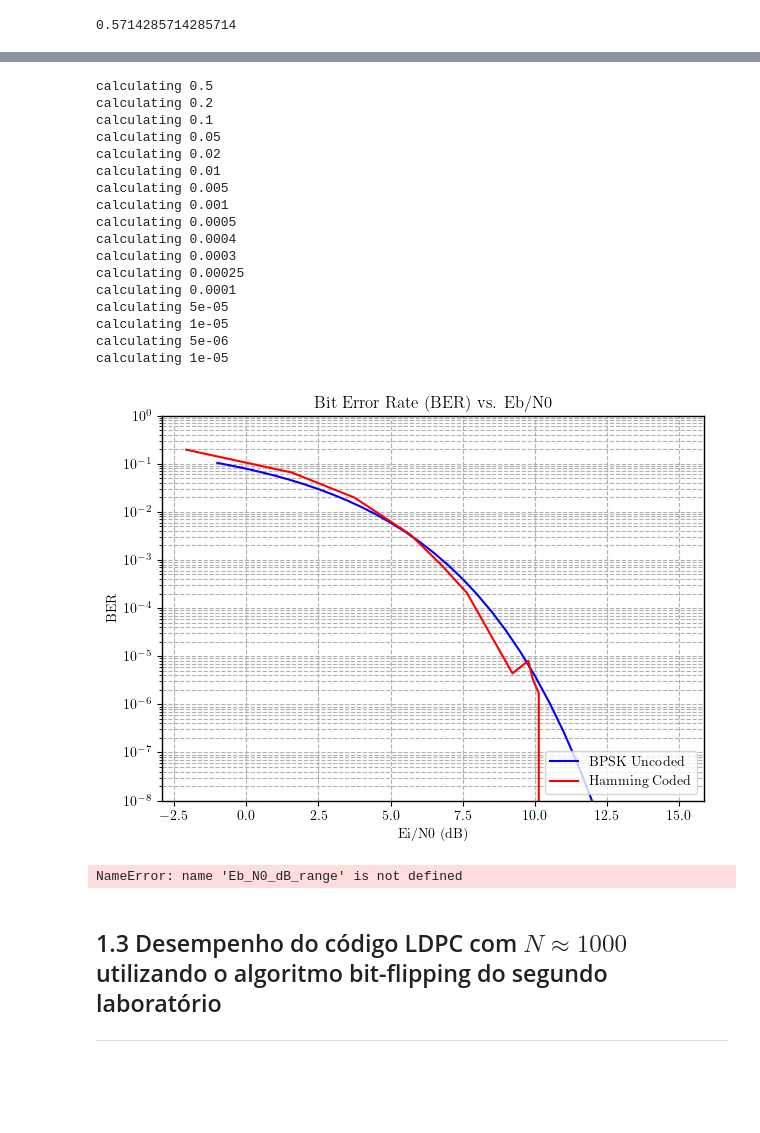
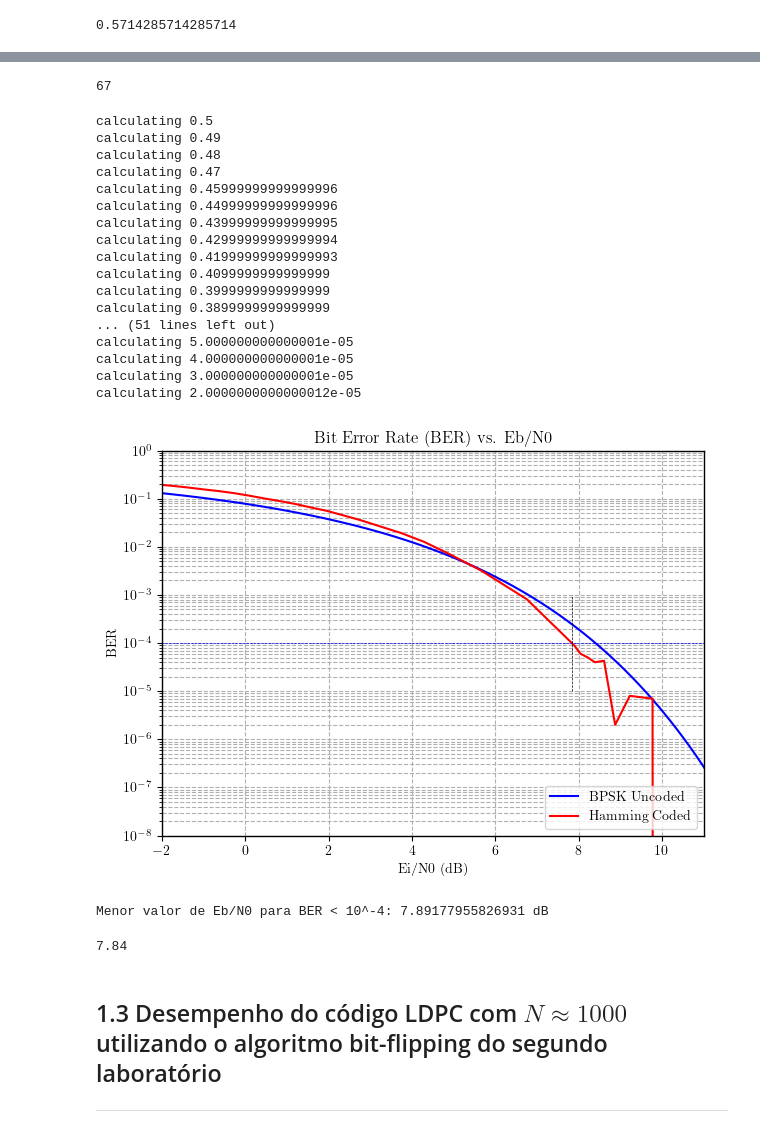
Before and after one commit to rafael-giannico/ELE-32-Lab4-LDPC, a Jupyter notebook: lab4.ipynb, the cells around one changed output, grey strips where cells are left out. Cells and saved outputs as stored; diff of their text form; code cells hidden in the pictures; blank space fills up the shorter version.

```diff
--- a/lab4.ipynb
+++ b/lab4.ipynb
@@ -28,7 +28,7 @@ def pe_bpsk(Eb_N0_dB: np.ndarray) -> np.ndarray:
     return q(np.sqrt(2 * Eb_N0))
 # %%
 # Example of simulation of BPSK uncodified probability error
-Eb_N0_range = np.arange(-1, 15.1, 0.5)
+Eb_N0_range = np.arange(-5, 15.1, 0.01)
 pe_bpsk_values = pe_bpsk(Eb_N0_range)
 # %%
 # Make a log plot of p vs. the estimated error rate
@@ -161,6 +168,11 @@ def hamming_pb_est_parallel(p: float, sample_size: int) -> float:
     error_count += np.count_nonzero(input_vector != decoded_vector)
 
     return error_count
+# %%
+prob_list = np.concatenate((np.arange(0.5, 0.005, -0.01), np.arange(0.004, 0.0001, -0.0005), np.arange(0.0001, 0.00001, -0.00001)))
+prob_list.size
+# %% [output]
+67
 # %%
 # 1.5 min
 def worker(args):
@@ -169,10 +181,12 @@ def worker(args):
 
 if __name__ == "__main__":
     erros_list_hamming = []
-    prob_list = [0.5, 0.2, 0.1, 0.05,
-                 0.02, 0.01, 0.005, 0.001,
-                 0.0005, 0.0004, 0.0003, 0.00025,
-                 0.0001, 0.00005, 0.00001, 0.000005, 0.00001]
+    #prob_list = [0.5, 0.2, 0.1, 0.05,
+    #             0.02, 0.01, 0.005, 0.001,
+    #             0.0005, 0.0004, 0.0003, 0.00025,
+    #             0.0001, 0.00005, 0.00001, 0.000005, 0.00001]
+
+    prob_list = prob_list
 
     # Create a Pool of processes
     with Pool() as p:
@@ -180,33 +194,33 @@ if __name__ == "__main__":
             print(f'calculating {prob}')
             # Map the function to the data
             if prob >= 0.001:
-                sample_size = 5_000_000
+                sample_size = 1_000_000
                 l = int(sample_size/4)
                 erros = np.array(list(filter(lambda x: x != 0, p.map(worker, [(prob, sample_size) for _ in range(l)]))))
                 erros_list_hamming.append(np.sum(erros)/sample_size)
             else:
-                sample_size = 20_000_000
+                sample_size = 2_000_000
                 l = int(sample_size/4)
                 erros = np.array(list(filter(lambda x: x != 0, p.map(worker, [(prob, sample_size) for _ in range(l)]))))
                 erros_list_hamming.append(np.sum(erros)/sample_size)
 # %% [output]
 calculating 0.5
-calculating 0.2
-calculating 0.1
-calculating 0.05
-calculating 0.02
-calculating 0.01
-calculating 0.005
-calculating 0.001
-calculating 0.0005
-calculating 0.0004
-calculating 0.0003
-calculating 0.00025
-calculating 0.0001
-calculating 5e-05
-calculating 1e-05
-calculating 5e-06
-calculating 1e-05
+calculating 0.49
+calculating 0.48
+calculating 0.47
+calculating 0.45999999999999996
+calculating 0.44999999999999996
+calculating 0.43999999999999995
+calculating 0.42999999999999994
+calculating 0.41999999999999993
+calculating 0.4099999999999999
+calculating 0.3999999999999999
+calculating 0.3899999999999999
+... (51 lines left out)
+calculating 5.000000000000001e-05
+calculating 4.000000000000001e-05
+calculating 3.000000000000001e-05
+calculating 2.0000000000000012e-05
 # %%
 def q_inv(v: np.ndarray) -> np.ndarray:
     return np.sqrt(2) * special.erfinv(np.ones(len(v)) - np.dot(2, v))
@@ -220,28 +234,30 @@ Ei_N0_from_p_hamming = Ei_N0_dB_BSC_convert(prob_list, R)
 # %%
 # Make a log plot of p vs. the estimated error rate
 matplotlib.font_manager._load_fontmanager(try_read_cache=False)
 plt.rcParams['font.family'] = "CMU Serif"
 plt.rcParams['text.usetex'] = True
 plt.rcParams['axes.linewidth'] = 1.0
 fig, ax = plt.subplots(figsize=(7, 5))
 ax.plot(Eb_N0_range, pe_bpsk_values, label=r"BPSK Uncoded", color='blue')
 ax.plot(Ei_N0_from_p_hamming, erros_list_hamming, label=r"Hamming Coded", color='red')
 ax.grid(True, which="both", ls="--")
 # Set xlims
-#ax.set_xlim(0, 5)
+ax.set_xlim(-2, 11)
 ax.set_ylim(1e-8, 1)
 # ax.set_xscale('log')
 # horizontal line in y = 10^-4
 ax.set_yscale('log')
 ax.legend(loc = 4)
 ax.set_xlabel('Ei/N0 (dB)')
 ax.set_ylabel('BER')
 ax.set_title("Bit Error Rate (BER) vs. Eb/N0")
+ax.hlines(1e-4, -5, 11, colors="blue", linestyles="--", linewidth = 0.5)
+ax.vlines(7.84, 1e-5, 1e-3, colors="black", linestyles="--", linewidth = 0.5)
 #plt.gca().invert_xaxis()
 #plt.savefig('error_rate_estimation3.pdf')
 plt.show()
 # %% [output]
-[figure, old version]
+[figure, new version]
 # %%
 def encontrar_menor_eb_n0(ber_results, Eb_N0_dB_range, threshold=1e-4):
     for Eb_N0_dB, ber in zip(Eb_N0_dB_range, ber_results):
@@ -250,10 +266,15 @@ def encontrar_menor_eb_n0(ber_results, Eb_N0_dB_range, threshold=1e-4):
     return None
 
 # Encontrar o menor valor de Eb/N0 para BER < 10^-4
-menor_eb_n0 = encontrar_menor_eb_n0(erros_list_hamming, Eb_N0_dB_range)
+menor_eb_n0 = encontrar_menor_eb_n0(erros_list_hamming, Ei_N0_from_p_hamming)
 print(f"Menor valor de Eb/N0 para BER < 10^-4: {menor_eb_n0} dB")
 # %% [output]
-NameError: name 'Eb_N0_dB_range' is not defined
+Menor valor de Eb/N0 para BER < 10^-4: 7.89177955826931 dB
+# %%
+RSR_Hamming_dB = 7.84
+RSR_Hamming_dB
+# %% [output]
+7.84
 # %% [markdown]
 ## 1.3 Desempenho do código LDPC com $N \approx 1000$ utilizando o algoritmo bit-flipping do segundo laboratório
 ---
```
Also changed, not shown: parts of 36 cells of this notebook, 1 other file.
